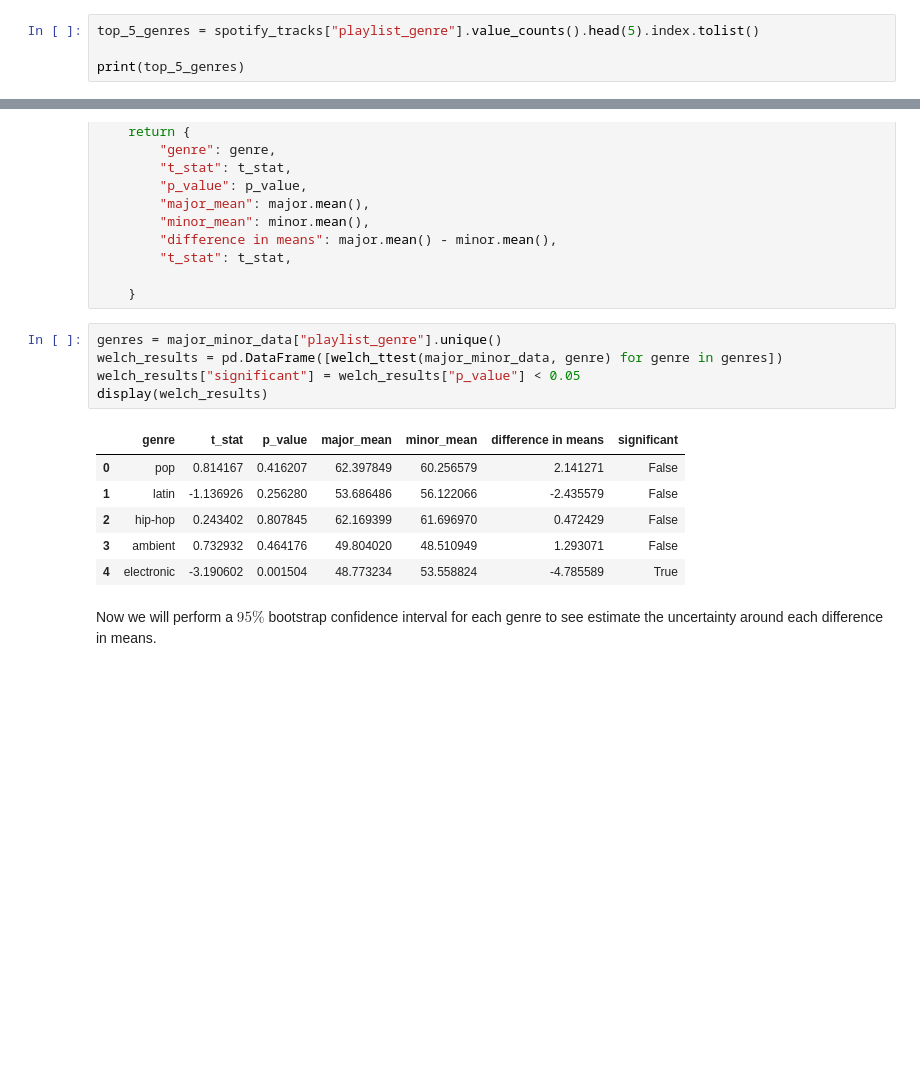
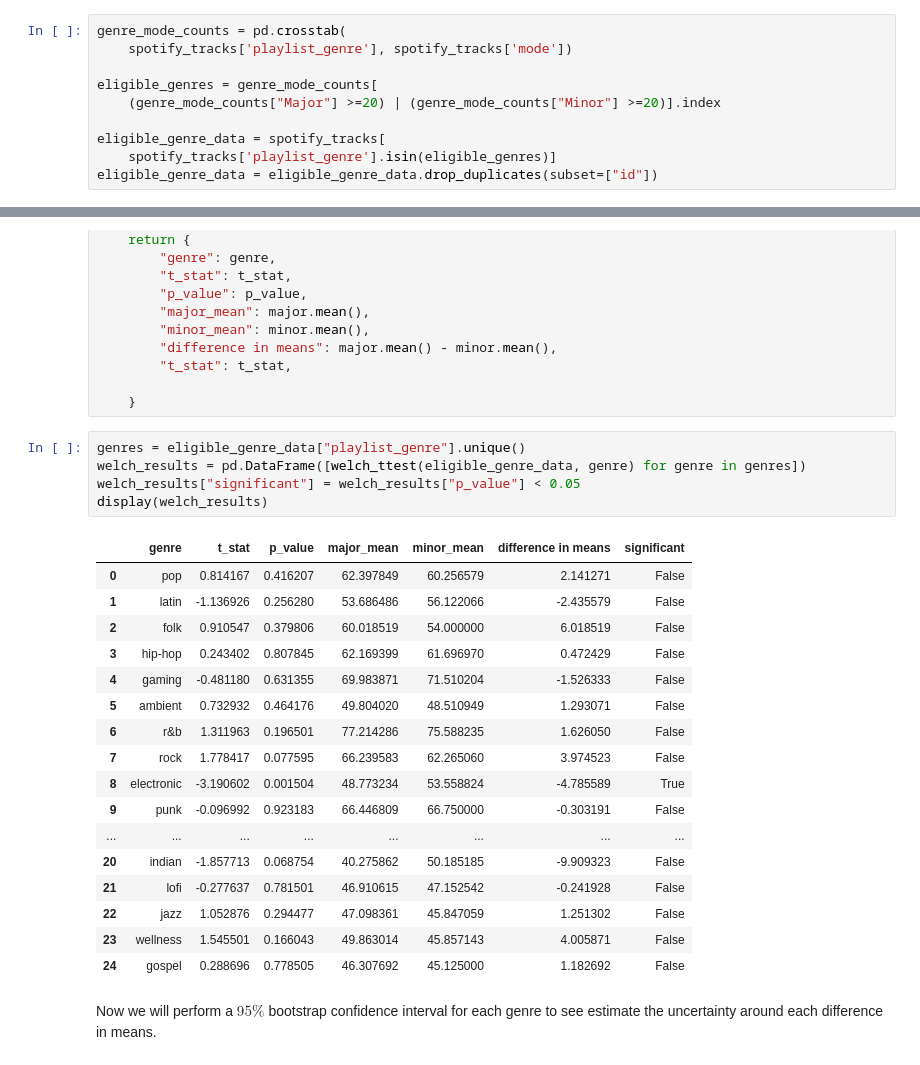
Before and after one commit to tylergarf/CU_STAT5000_Final_Proj, a Jupyter notebook: notebooks/03-Eriks-analysis.ipynb, the cells around one changed output, grey strips where cells are left out. Cells and saved outputs as stored; diff of their text form; blank space fills up the shorter version.

Commit message:
Update genre and musical mode analysis

```diff
--- a/notebooks/03-Eriks-analysis.ipynb
+++ b/notebooks/03-Eriks-analysis.ipynb
@@ -28,4 +30,10 @@ Question: Is song popularity associated with musical mode (Major, Minor) within
 # %%
-top_5_genres = spotify_tracks["playlist_genre"].value_counts().head(5).index.tolist()
+genre_mode_counts = pd.crosstab(
+    spotify_tracks['playlist_genre'], spotify_tracks['mode'])
 
-print(top_5_genres)
+eligible_genres = genre_mode_counts[
+    (genre_mode_counts["Major"] >=20) | (genre_mode_counts["Minor"] >=20)].index
+
+eligible_genre_data = spotify_tracks[
+    spotify_tracks['playlist_genre'].isin(eligible_genres)]
+eligible_genre_data = eligible_genre_data.drop_duplicates(subset=["id"])
@@ -107,17 +123,28 @@ def welch_ttest(data, genre):
 
     }
 # %%
-genres = major_minor_data["playlist_genre"].unique()
-welch_results = pd.DataFrame([welch_ttest(major_minor_data, genre) for genre in genres])
+genres = eligible_genre_data["playlist_genre"].unique()
+welch_results = pd.DataFrame([welch_ttest(eligible_genre_data, genre) for genre in genres])
 welch_results["significant"] = welch_results["p_value"] < 0.05
 display(welch_results)
 # %% [output]
 |  | genre | t_stat | p_value | major_mean | minor_mean | difference in means | significant |
 | 0 | pop | 0.814167 | 0.416207 | 62.397849 | 60.256579 | 2.141271 | False |
 | 1 | latin | -1.136926 | 0.256280 | 53.686486 | 56.122066 | -2.435579 | False |
-| 2 | hip-hop | 0.243402 | 0.807845 | 62.169399 | 61.696970 | 0.472429 | False |
-| 3 | ambient | 0.732932 | 0.464176 | 49.804020 | 48.510949 | 1.293071 | False |
-| 4 | electronic | -3.190602 | 0.001504 | 48.773234 | 53.558824 | -4.785589 | True |
+| 2 | folk | 0.910547 | 0.379806 | 60.018519 | 54.000000 | 6.018519 | False |
+| 3 | hip-hop | 0.243402 | 0.807845 | 62.169399 | 61.696970 | 0.472429 | False |
+| 4 | gaming | -0.481180 | 0.631355 | 69.983871 | 71.510204 | -1.526333 | False |
+| 5 | ambient | 0.732932 | 0.464176 | 49.804020 | 48.510949 | 1.293071 | False |
+| 6 | r&b | 1.311963 | 0.196501 | 77.214286 | 75.588235 | 1.626050 | False |
+| 7 | rock | 1.778417 | 0.077595 | 66.239583 | 62.265060 | 3.974523 | False |
+| 8 | electronic | -3.190602 | 0.001504 | 48.773234 | 53.558824 | -4.785589 | True |
+| 9 | punk | -0.096992 | 0.923183 | 66.446809 | 66.750000 | -0.303191 | False |
+| ... | ... | ... | ... | ... | ... | ... | ... |
+| 20 | indian | -1.857713 | 0.068754 | 40.275862 | 50.185185 | -9.909323 | False |
+| 21 | lofi | -0.277637 | 0.781501 | 46.910615 | 47.152542 | -0.241928 | False |
+| 22 | jazz | 1.052876 | 0.294477 | 47.098361 | 45.847059 | 1.251302 | False |
+| 23 | wellness | 1.545501 | 0.166043 | 49.863014 | 45.857143 | 4.005871 | False |
+| 24 | gospel | 0.288696 | 0.778505 | 46.307692 | 45.125000 | 1.182692 | False |
 # %% [markdown]
 Now we will perform a $95\%$ bootstrap confidence interval for each genre to see estimate the uncertainty around each difference in means.
 # %%
```
Also changed, not shown: parts of 9 cells of this notebook.
